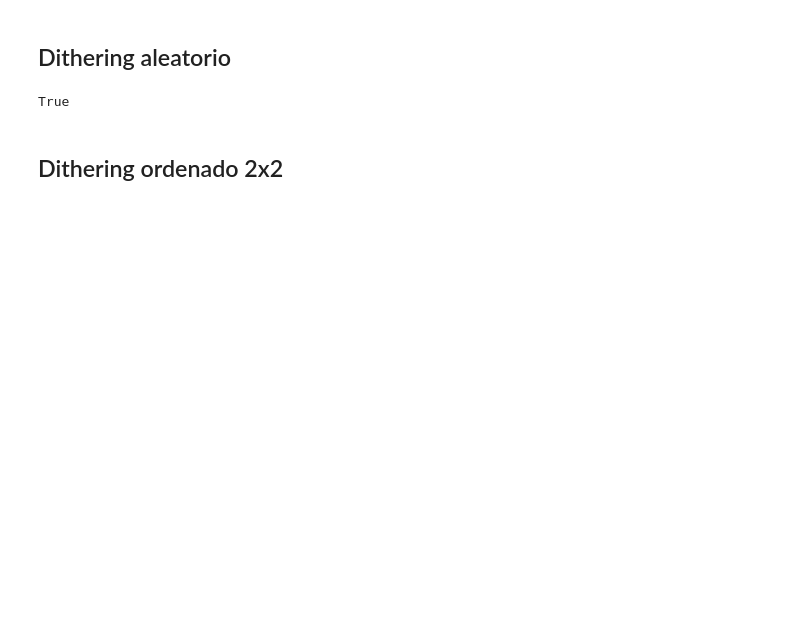
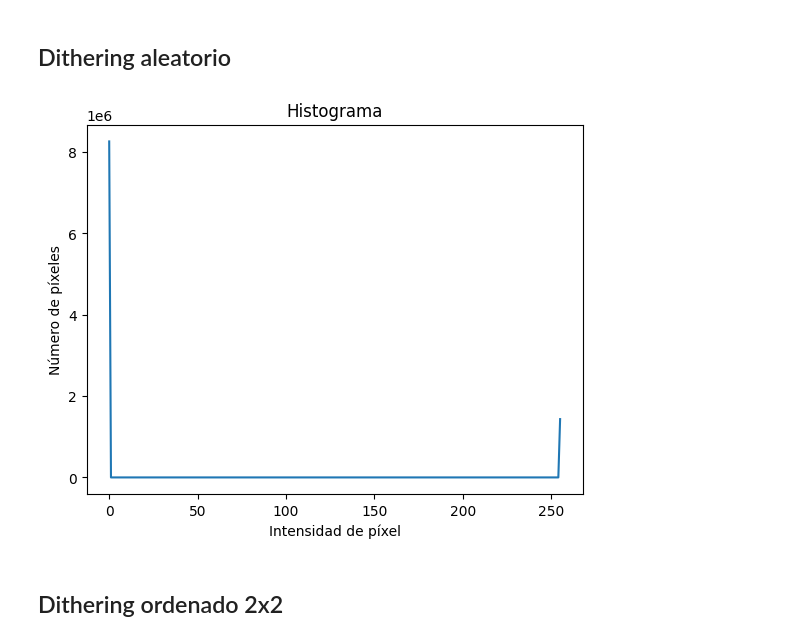
Before and after one commit to lestunam/Practica_2_Dithering, a Jupyter notebook: dithering.ipynb, the cells around one changed output. Cells and saved outputs as stored; diff of their text form; code cells hidden in the pictures; blank space fills up the shorter version.

```diff
--- a/dithering.ipynb
+++ b/dithering.ipynb
@@ -49,33 +58,41 @@ True
 # %%
 #Cambia la imagen tipo numpy a un objeto image utilizado por PIL
 gray_image_pil = Image.fromarray(gray_image)
 
 # Crear una nueva imagen para la salida con dithering, la imagen esta vacia
 dithered_im = Image.new('L', gray_image_pil.size)
 
 # Obtener el tamaño de la imagen
 width, height = gray_image_pil.size
 
 # Aplicar dithering aleatorio
 for x in range(width):
     for y in range(height):
         gray = gray_image_pil.getpixel((x, y)) #Obtiene el valor de gris en la posición actual
         # Aplicar ruido aleatorio
         noisy_gray = gray + random.randint(-128, 127) #Aplica el riudo aleatorio
         # Asegurarse de que el valor esté dentro del rango válido
-        noisy_gray = max(0, min(255, noisy_gray))
+        noisy_gray = 255 if gray > noisy_gray else 0
         dithered_im.putpixel((x, y), noisy_gray) #Establece el valor en la nueva imagen
 
 # Convertir la imagen dithered de PIL a NumPy para mostrarla con OpenCV
 im_dithered_np = np.array(dithered_im)
 
 # Mostrar la imagen con dithering
 cv2.imshow('Random dither', im_dithered_np)
 cv2.waitKey(0)
 cv2.destroyAllWindows()
-cv2.imwrite('nombre_para_guardar.png',im_dithered_np)
+histograma = cv2.calcHist([im_dithered_np], [0], None, [256], [0, 256])
+
+# Mostrar el histograma
+plt.plot(histograma)
+plt.title('Histograma')
+plt.xlabel('Intensidad de píxel')
+plt.ylabel('Número de píxeles')
+plt.show()
+#cv2.imwrite('nombre_para_guardar.png',im_dithered_np)
 # %% [output]
-True
+[figure, added]
 # %% [markdown]
 ## Dithering ordenado 2x2
 # %%
```
Also changed, not shown: parts of 6 cells of this notebook.
